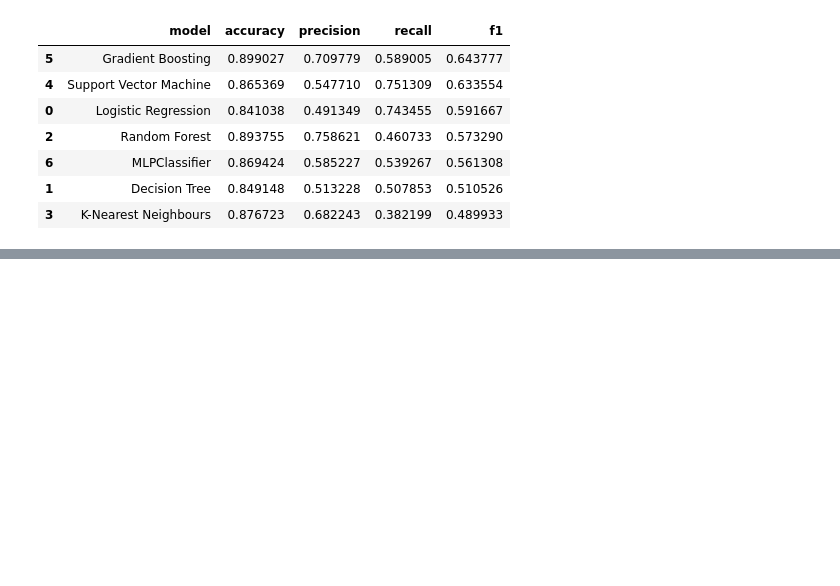
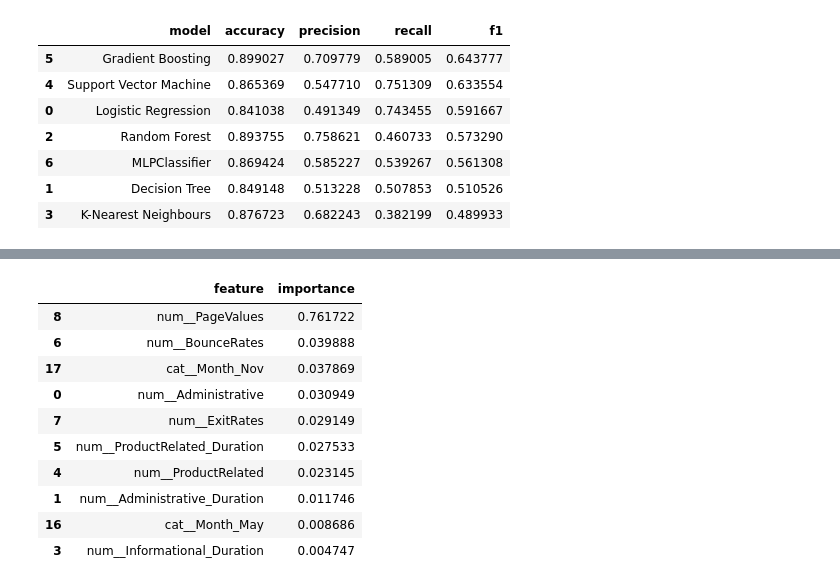
Before and after one commit to tehillabroder/online-purchase-conversion-audit, a Jupyter notebook: notebooks/aml_online_shoppers.ipynb, the cells around one changed output, grey strips where cells are left out. Saved outputs shown, nothing was run; the diff lists cells and outputs as text; code cells hidden in the pictures; blank space fills up the shorter version.

```diff
--- a/notebooks/aml_online_shoppers.ipynb
+++ b/notebooks/aml_online_shoppers.ipynb
@@ -489,0 +489,30 @@ Tuning priority:
+# %%
+# Get the trained Gradient Boosting pipeline
+gb_pipeline = trained_pipelines["Gradient Boosting"]
+
+# Get the fitted model and the fitted preprocessor
+gb_model = gb_pipeline.named_steps["model"]
+gb_preprocessor = gb_pipeline.named_steps["preprocessor"]
+
+# Get the feature names after preprocessing
+feature_names = gb_preprocessor.get_feature_names_out()
+
+# Match each feature name with its importance score
+feature_importance = pd.DataFrame({
+    "feature": feature_names,
+    "importance": gb_model.feature_importances_
+})
+
+feature_importance.sort_values(by="importance", ascending=False).head(10)
+# %% [output]
+|  | feature | importance |
+| 8 | num__PageValues | 0.761722 |
+| 6 | num__BounceRates | 0.039888 |
+| 17 | cat__Month_Nov | 0.037869 |
+| 0 | num__Administrative | 0.030949 |
+| 7 | num__ExitRates | 0.029149 |
+| 5 | num__ProductRelated_Duration | 0.027533 |
+| 4 | num__ProductRelated | 0.023145 |
+| 1 | num__Administrative_Duration | 0.011746 |
+| 16 | cat__Month_May | 0.008686 |
+| 3 | num__Informational_Duration | 0.004747 |
```
Also changed, not shown: parts of 7 cells of this notebook.
